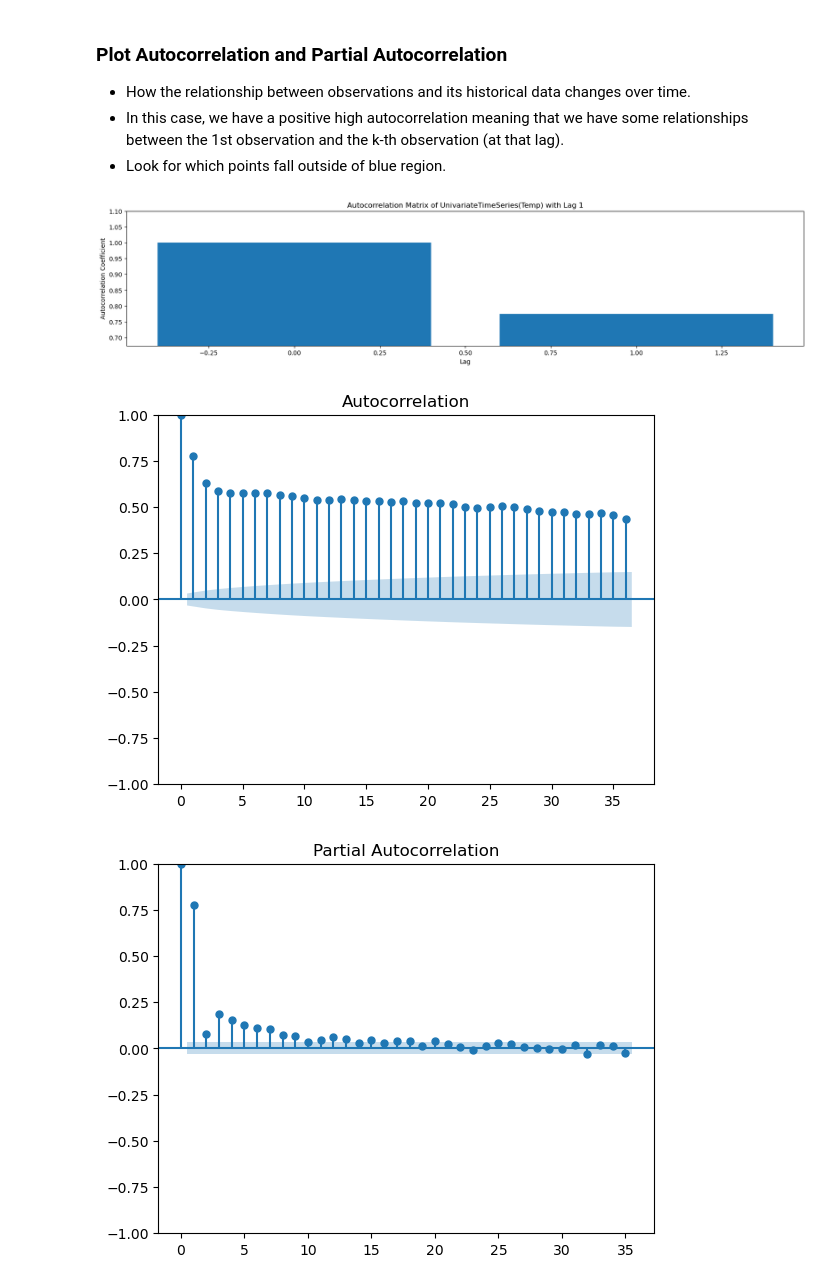
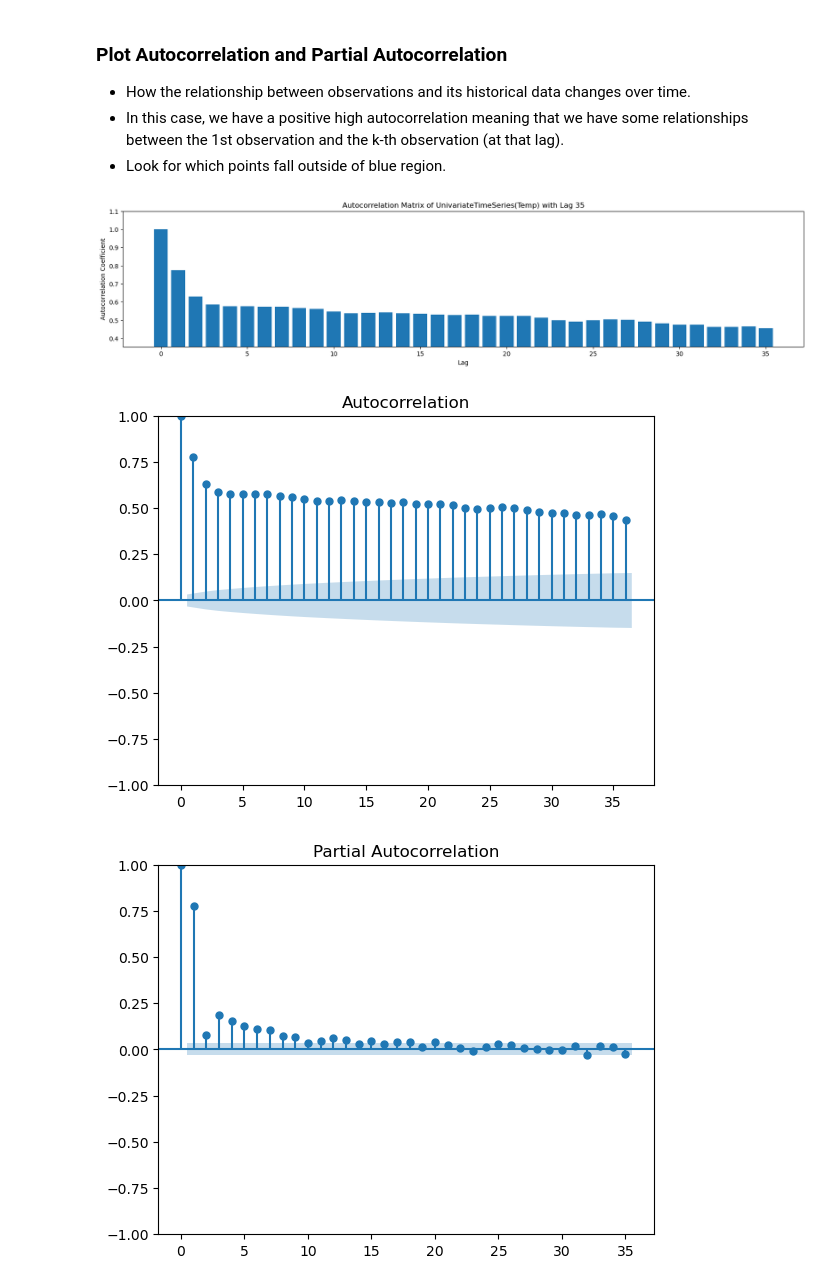
Before and after one commit to Brinkley97/applied_time_series_and_machine_learning, a Jupyter notebook: framework_for_time_series_data/real_world_investigations-temperature.ipynb, the cells around one changed output. Saved outputs shown, nothing was run; the diff lists cells and outputs as text; code cells hidden in the pictures.

```diff
--- a/framework_for_time_series_data/real_world_investigations-temperature.ipynb
+++ b/framework_for_time_series_data/real_world_investigations-temperature.ipynb
@@ -93,9 +96,9 @@ Series is stationary as 0.0002470826300360994 < 0.05
 - In this case, we have a positive high autocorrelation meaning that we have some relationships between the 1st observation and the k-th observation (at that lag).
 - Look for which points fall outside of blue region.
 # %%
-temperatures.plot_autocorrelation()
+temperatures.plot_autocorrelation(35)
 # %% [output]
-[figure, old version]
+[figure, new version]
 [figure]
 # %%
 temperatures.plot_partial_autocorrelation(35)
```
Also changed, not shown: parts of 5 cells of this notebook.
